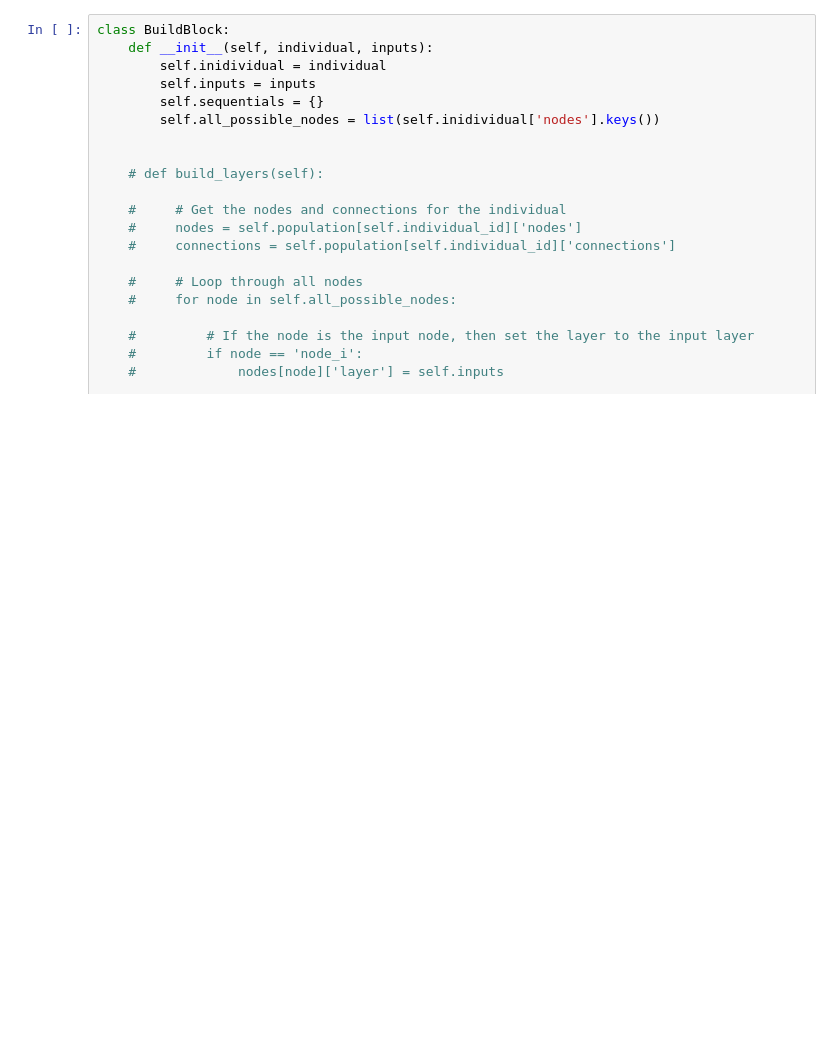
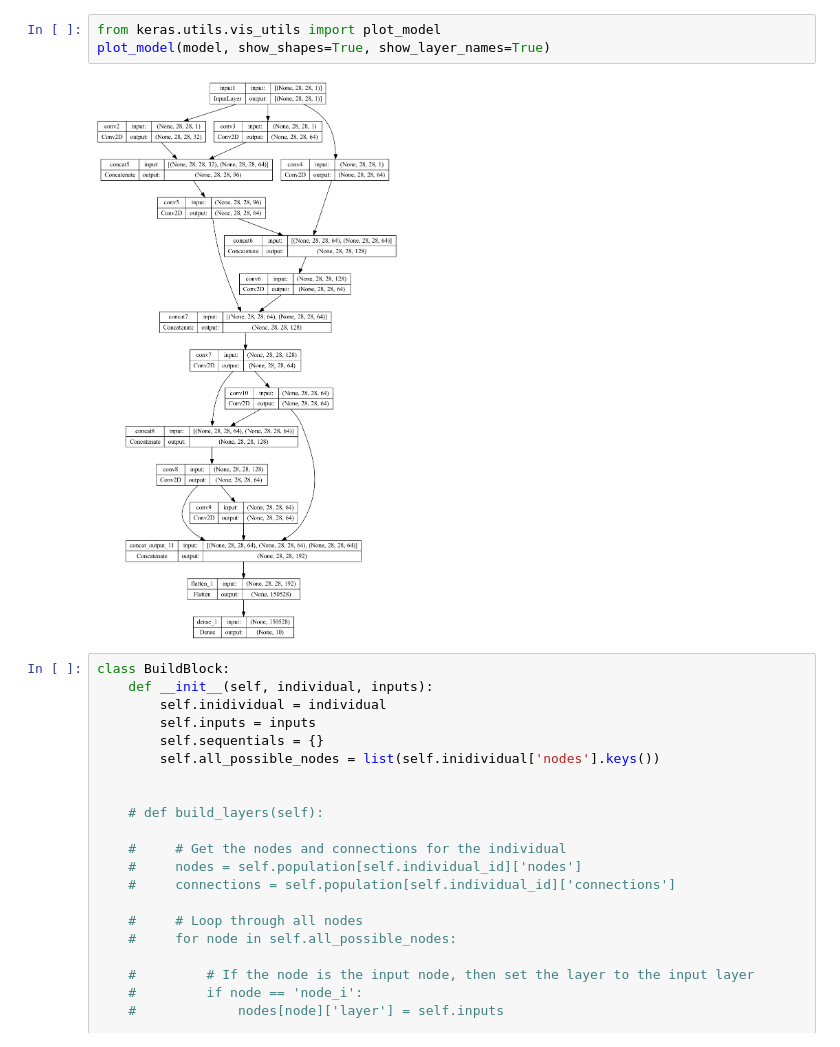
Before and after one commit to donbro8/evolve_cnn, a Jupyter notebook: coding/model_cnn_ga_3/model_cnn_ga.ipynb, the cells around one changed output. Saved outputs shown, nothing was run; the diff lists cells and outputs as text; blank space fills up the shorter version.

```diff
--- a/coding/model_cnn_ga_3/model_cnn_ga.ipynb
+++ b/coding/model_cnn_ga_3/model_cnn_ga.ipynb
@@ -978,3 +1569,8 @@ class StaticLinear:
+# %%
+from keras.utils.vis_utils import plot_model
+plot_model(model, show_shapes=True, show_layer_names=True)
+# %% [output]
+[figure, added]
 # %%
 class BuildBlock:
     def __init__(self, individual, inputs):
```
Also changed, not shown: parts of 12 cells of this notebook.
